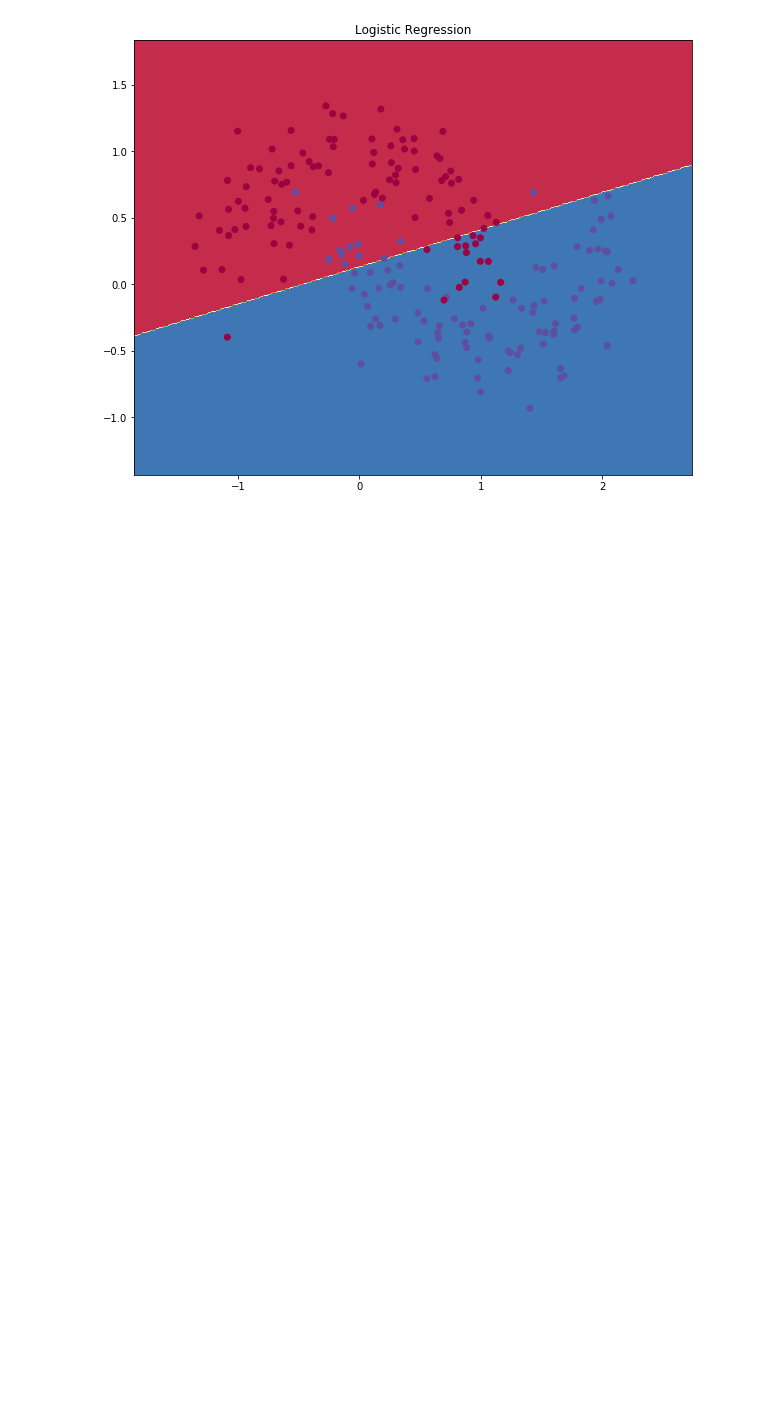
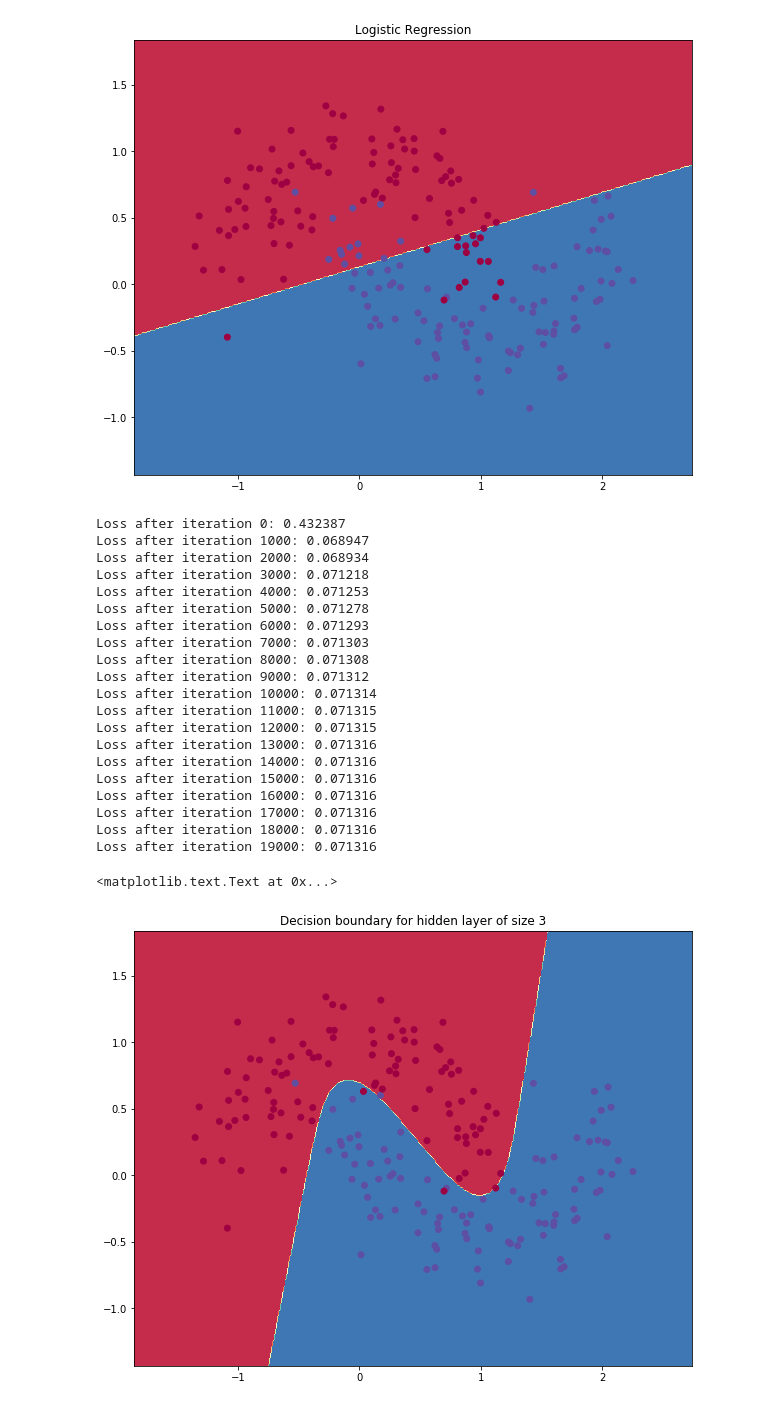
Before and after one commit to Mutinix/machine-learning, a Jupyter notebook: neural-net.ipynb, the cells around one changed output. Cells and saved outputs as stored; diff of their text form; code cells hidden in the pictures; blank space fills up the shorter version.

```diff
--- a/neural-net.ipynb
+++ b/neural-net.ipynb
@@ -78,7 +78,7 @@ def calculate_loss(model):
     probs = exp_scores / np.sum(exp_scores, axis=1, keepdims=True)
 
     # Calculating the loss
-    correct_logsprobs = -np.log(probs[range(num_examples), y])
+    correct_logprobs = -np.log(probs[range(num_examples), y])
     data_loss = np.sum(correct_logprobs)
 
     # Add regularization
@@ -90,7 +90,7 @@ def predict(model, x):
     W1, b1, W2, b2 = model['W1'], model['b1'], model['W2'], model['b2']
 
     # Forward propagation
-    z1 = X.dot(W1) + b1
+    z1 = x.dot(W1) + b1
     a1 = np.tanh(z1)
     z2 = a1.dot(W2) + b2
     exp_scores = np.exp(z2)
@@ -99,0 +157,30 @@ def predict(model, x):
+# %%
+# Build a model with a 3-dimensional hidden layer
+model = build_model(3, print_loss=True)
+
+# Plot the decision boundary
+plot_decision_boundary(lambda x: predict(model, x))
+plt.title("Decision boundary for hidden layer of size 3")
+# %% [output]
+Loss after iteration 0: 0.432387
+Loss after iteration 1000: 0.068947
+Loss after iteration 2000: 0.068934
+Loss after iteration 3000: 0.071218
+Loss after iteration 4000: 0.071253
+Loss after iteration 5000: 0.071278
+Loss after iteration 6000: 0.071293
+Loss after iteration 7000: 0.071303
+Loss after iteration 8000: 0.071308
+Loss after iteration 9000: 0.071312
+Loss after iteration 10000: 0.071314
+Loss after iteration 11000: 0.071315
+Loss after iteration 12000: 0.071315
+Loss after iteration 13000: 0.071316
+Loss after iteration 14000: 0.071316
+Loss after iteration 15000: 0.071316
+Loss after iteration 16000: 0.071316
+Loss after iteration 17000: 0.071316
+Loss after iteration 18000: 0.071316
+Loss after iteration 19000: 0.071316
+<matplotlib.text.Text at 0x...>
+[figure, added]
```
Also changed, not shown: parts of 2 cells of this notebook.
